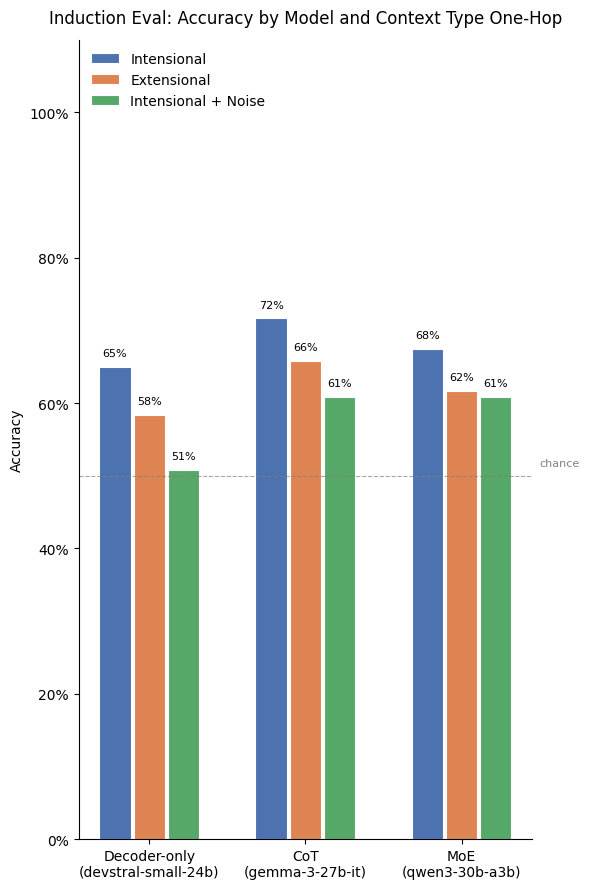
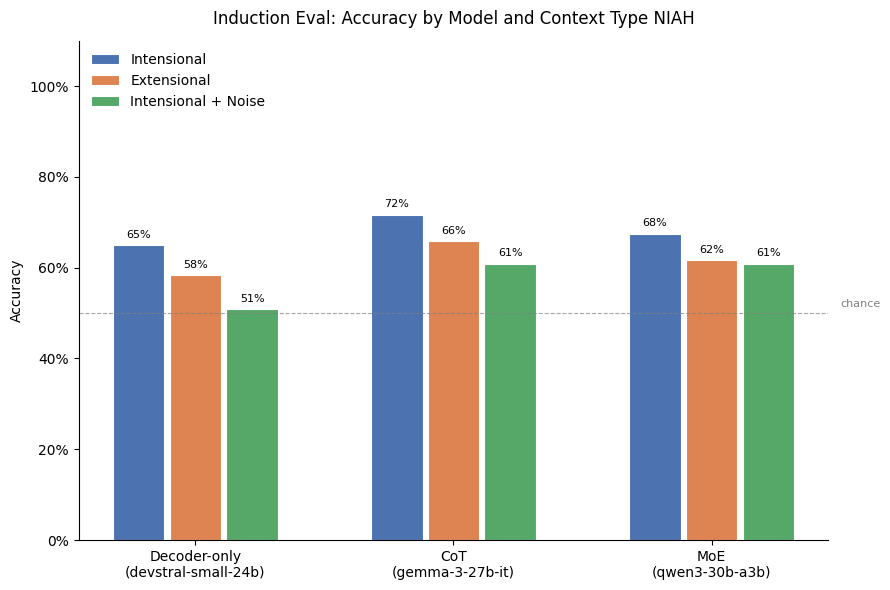
Code edit (unified diff) that turned the first committed figure into the second:
--- before
+++ after
@@ -15,5 +15,5 @@
 offsets = np.array([-1, 0, 1]) * bar_w
 
-fig, ax = plt.subplots(figsize=(6, 9))
+fig, ax = plt.subplots(figsize=(9, 6))
 
 for offset, (cond_key, cond_label, color) in zip(offsets, CONDITIONS):

Commit: last run before final submit to make figures